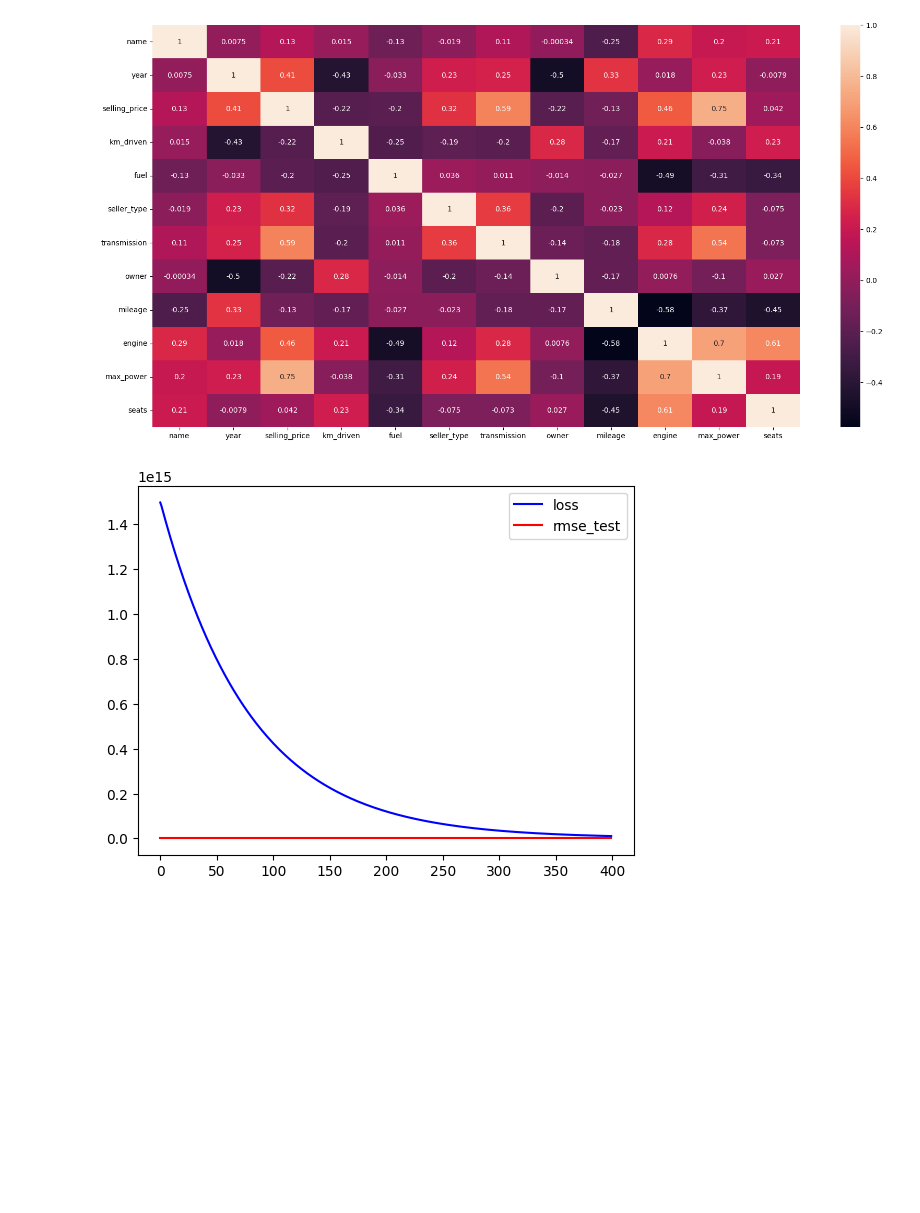
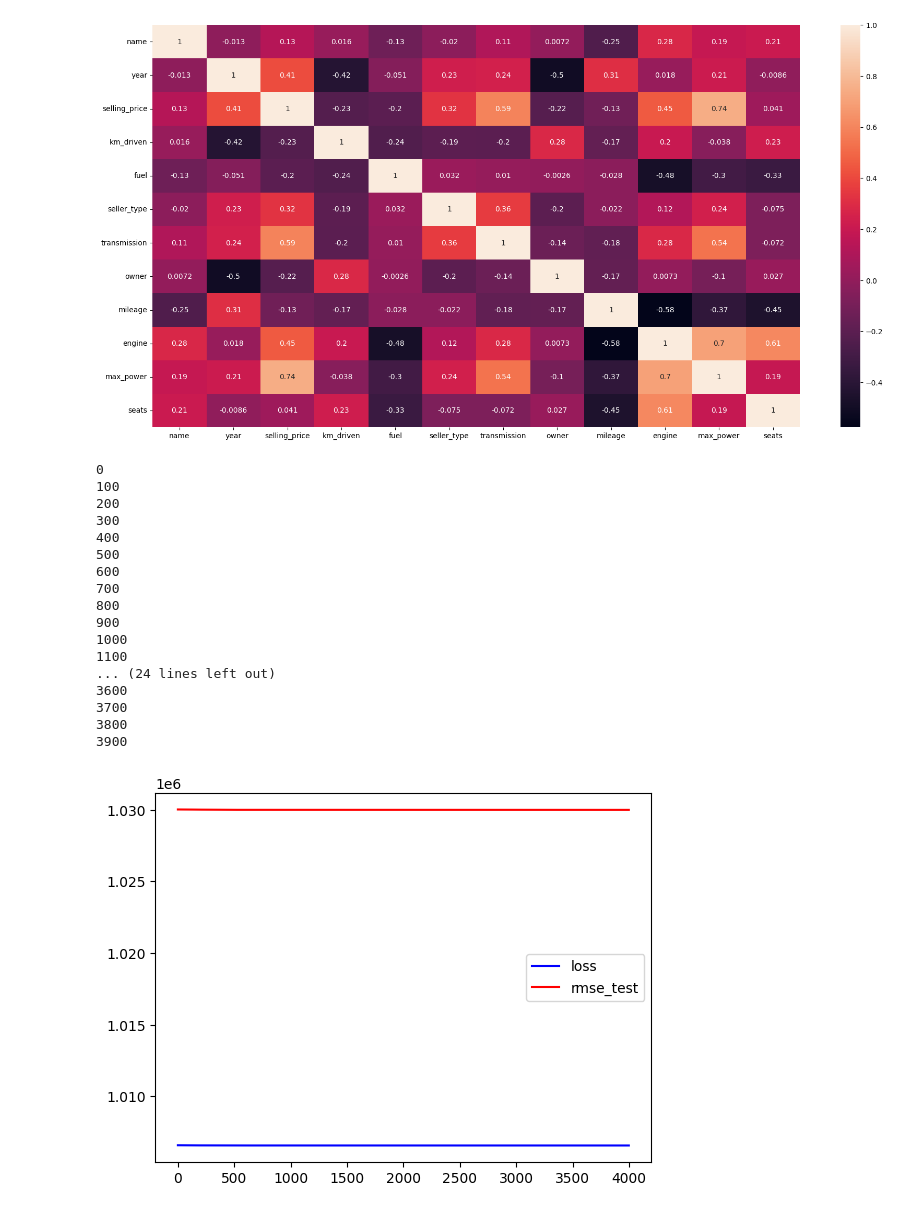
Before and after one commit to Koslowsky1337/Python_NeuralNetworks, a Jupyter notebook: CarPrice_NN/carprice.ipynb, the cells around one changed output. Saved outputs shown, nothing was run; the diff lists cells and outputs as text; code cells hidden in the pictures; blank space fills up the shorter version.

```diff
--- a/CarPrice_NN/carprice.ipynb
+++ b/CarPrice_NN/carprice.ipynb
@@ -135,12 +135,15 @@ dtype: object
 # %%
 # Convert dataset to all floats
 data = data.astype(float)
-# %%
-# Analyse the NAN values
-data.isnull().sum()
-
-# Drop all NAN values
-data = data.dropna()
+# %%
+# Analyse the NAN values
+data.isnull().sum()
+
+# fill null values with mean
+data['mileage'] = data['mileage'].fillna(data['mileage'].mean())
+data['engine'] = data['engine'].fillna(data['engine'].mean())
+data['max_power'] = data['max_power'].fillna(data['max_power'].mean())
+data['seats'] = data['seats'].fillna(data['seats'].mean())
 # %%
 # Analyse the Correlation between the columns
 corr_matrix = data.corr()
@@ -178,7 +181,7 @@ X=pd.DataFrame(X_scaled,columns=X.columns)
 X.head()
 
 X_train,X_test,y_train,y_test=train_test_split(X,y,test_size=0.2,random_state=42)
-X_train_tensor=torch.tensor(X_train.values, dtype=torch.float32)
+X_train_tensor=torch.tensor(X_train.values, dtype=torch.float)
 # %%
 # # Split the data into training and testing data
 # train_set, test_set = train_test_split(data, test_size=0.2, random_state=42)
@@ -213,46 +216,75 @@ def get_batch(x,y,batch_size):
         # yield: return a generator
         yield x[i:i+batch_size],y[i:i+batch_size]
 # %%
-lr=0.005
-wd=0.001
-batch_size=10
+lr=0.001
+wd=0.1
 torch.manual_seed(1234)
 
-epochs=400
+batch_size=100
+epochs=4000
 losses=[]
 rmse_test=[]
-hidden_count=20
-w1 = torch.normal(std=1, mean=0, size=(11, hidden_count), dtype=torch.float32, requires_grad=True)
-w2 = torch.normal(std=1, mean=0, size=(hidden_count, 1), dtype=torch.float32, requires_grad=True)
-b1=torch.zeros(hidden_count, requires_grad=True)
+
+w1 = torch.normal(std=1, mean=0, size=(11, 15), dtype=torch.float32, requires_grad=True)
+w2 = torch.normal(std=1, mean=0, size=(15, 1), dtype=torch.float32, requires_grad=True)
+
+def forward(x, w1, w2, b1):
+    z2 = x@w1+b1
+    a2 = relu(z2)
+    a2_norm = (a2-a2.mean())/a2.std()
+    z3 = a2_norm@w2
+    y_hat = relu(z3)
+    return y_hat
+
+b1=torch.zeros(15, requires_grad=True)
 y_train_tensor=torch.tensor(y_train.values, dtype=torch.float32)
-X_test_tensor=torch.tensor(X_test.values, dtype=torch.float32)
+x_test_tensor=torch.tensor(X_test.values, dtype=torch.float32)
 y_test_tensor=torch.tensor(y_test.values, dtype=torch.float32)
 for i in range(epochs):
     losses_in_epoch=[]
+    # print the epoch number every 100 epochs
+    if i%100==0:
+        print(i)
     # trainiere jeweils mit einer kleinen Auswahl an Daten, der Batch
     # xb: ist die Auswahl der Daten für die Inputneuronen
     # yb: ist die Auswahl der Daten für die Outputneuronen
     for xb,yb in get_batch(X_train_tensor,y_train_tensor,batch_size):
-        y_hat=relu(relu(xb@w1+b1)@w2)
-        loss=torch.mean((yb-y_hat)**2)+(torch.sum(w1**2)+torch.sum(w2**2))*wd
+        y_hat=forward(xb, w1, w2, b1)
+        loss=root_mean_squared_error(y_hat, yb)+torch.sum(w2**2)*wd
         losses_in_epoch.append(loss.item())
         loss.backward()
         with torch.no_grad():
             w1.sub_(lr*w1.grad)
             w2.sub_(lr*w2.grad)
             b1.sub_(lr*b1.grad)
             w1.grad.zero_()
             w2.grad.zero_()
             b1.grad.zero_()
     losses.append(sum(losses_in_epoch)/len(losses_in_epoch))
-    y_test_hat=relu(relu(X_test_tensor@w1+b1)@w2)
+    y_test_hat=forward(x_test_tensor, w1, w2, b1)
     y_test_rmse=root_mean_squared_error(y_test_hat, y_test_tensor)
     rmse_test.append(y_test_rmse.item())
 
 plt.plot(range(epochs),losses, color="blue")
 plt.plot(range(epochs),rmse_test, color="red")
 plt.legend(["loss", "rmse_test"])
 plt.show()
 # %% [output]
+0
+100
+200
+300
+400
+500
+600
+700
+800
+900
+1000
+1100
+... (24 lines left out)
+3600
+3700
+3800
+3900
-[figure, old version]
+[figure, new version]
```
Also changed, not shown: parts of 6 cells of this notebook, 3 other files.
